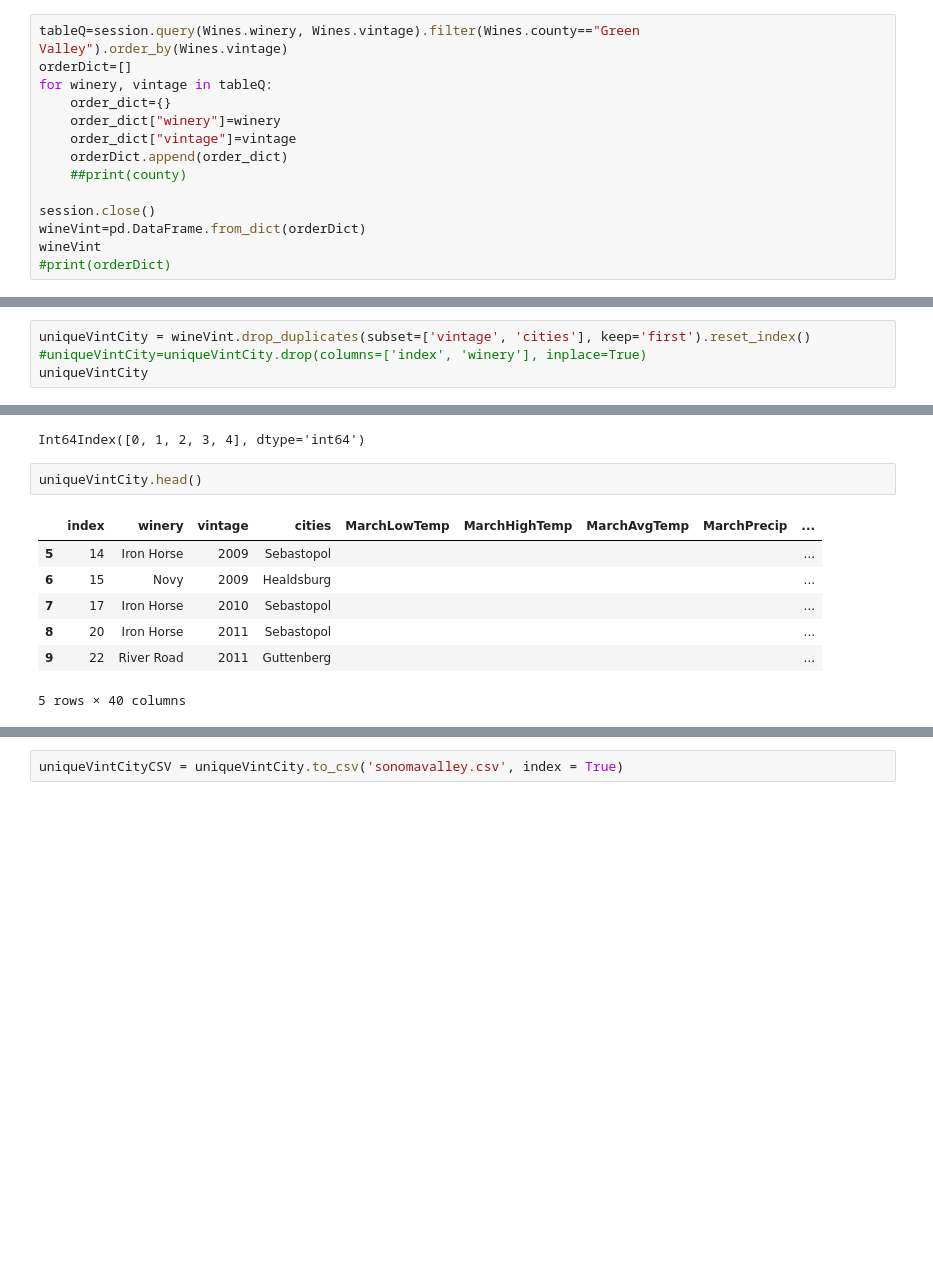
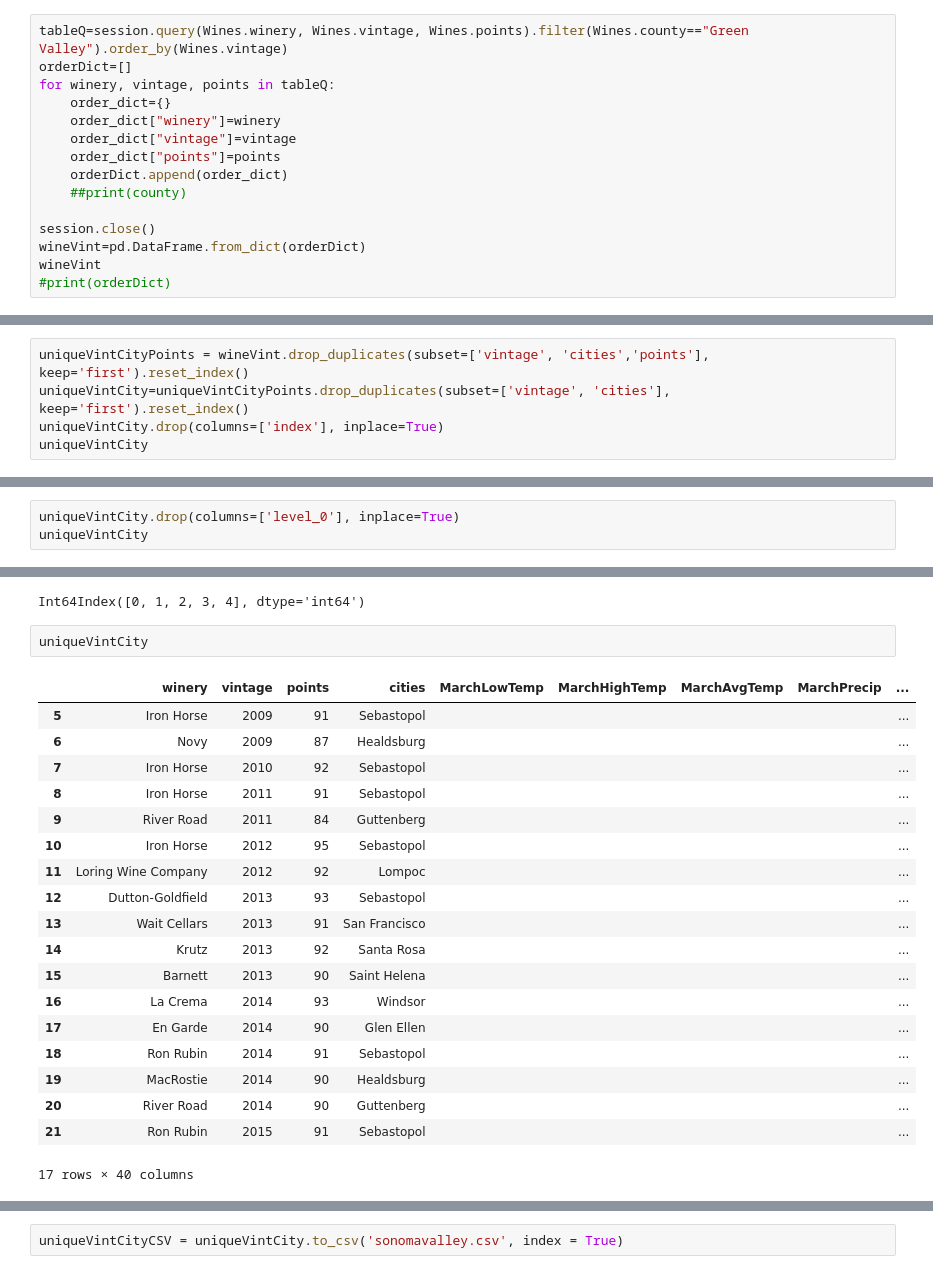
Before and after one commit to TempestCampbell/Machine-Learning-Project, a Jupyter notebook: WeatherAPIPractice.ipynb, the cells around one changed output, grey strips where cells are left out. Cells and saved outputs as stored; diff of their text form; blank space fills up the shorter version.

Commit message:
added points to sonoma csv

```diff
--- a/WeatherAPIPractice.ipynb
+++ b/WeatherAPIPractice.ipynb
@@ -27,12 +27,13 @@ WorldMeats = Base.classes.worldmeats
 # Create session
 session=Session(engine)
 # %%
-tableQ=session.query(Wines.winery, Wines.vintage).filter(Wines.county=="Green Valley").order_by(Wines.vintage)
+tableQ=session.query(Wines.winery, Wines.vintage, Wines.points).filter(Wines.county=="Green Valley").order_by(Wines.vintage)
 orderDict=[]
-for winery, vintage in tableQ:
+for winery, vintage, points in tableQ:
     order_dict={}
     order_dict["winery"]=winery
     order_dict["vintage"]=vintage
+    order_dict["points"]=points
     orderDict.append(order_dict)
     ##print(county)
 
@@ -153,5 +154,6 @@ wineVint
 # %%
-uniqueVintCity = wineVint.drop_duplicates(subset=['vintage', 'cities'], keep='first').reset_index()
-#uniqueVintCity=uniqueVintCity.drop(columns=['index', 'winery'], inplace=True)
+uniqueVintCityPoints = wineVint.drop_duplicates(subset=['vintage', 'cities','points'], keep='first').reset_index()
+uniqueVintCity=uniqueVintCityPoints.drop_duplicates(subset=['vintage', 'cities'], keep='first').reset_index()
+uniqueVintCity.drop(columns=['index'], inplace=True)
 uniqueVintCity
 # %% [output]
@@ -174,0 +177,3 @@ uniqueVintCity
+# %%
+uniqueVintCity.drop(columns=['level_0'], inplace=True)
+uniqueVintCity
@@ -371,15 +394,27 @@ uniqueVintCity.drop(index_names, inplace = True)
 # %% [output]
 Int64Index([0, 1, 2, 3, 4], dtype='int64')
 # %%
-uniqueVintCity.head()
+uniqueVintCity
 # %% [output]
-|  | index | winery | vintage | cities | MarchLowTemp | MarchHighTemp | MarchAvgTemp | MarchPrecip | ... |
-| 5 | 14 | Iron Horse | 2009 | Sebastopol |  |  |  |  | ... |
-| 6 | 15 | Novy | 2009 | Healdsburg |  |  |  |  | ... |
-| 7 | 17 | Iron Horse | 2010 | Sebastopol |  |  |  |  | ... |
-| 8 | 20 | Iron Horse | 2011 | Sebastopol |  |  |  |  | ... |
-| 9 | 22 | River Road | 2011 | Guttenberg |  |  |  |  | ... |
+|  | winery | vintage | points | cities | MarchLowTemp | MarchHighTemp | MarchAvgTemp | MarchPrecip | ... |
+| 5 | Iron Horse | 2009 | 91 | Sebastopol |  |  |  |  | ... |
+| 6 | Novy | 2009 | 87 | Healdsburg |  |  |  |  | ... |
+| 7 | Iron Horse | 2010 | 92 | Sebastopol |  |  |  |  | ... |
+| 8 | Iron Horse | 2011 | 91 | Sebastopol |  |  |  |  | ... |
+| 9 | River Road | 2011 | 84 | Guttenberg |  |  |  |  | ... |
+| 10 | Iron Horse | 2012 | 95 | Sebastopol |  |  |  |  | ... |
+| 11 | Loring Wine Company | 2012 | 92 | Lompoc |  |  |  |  | ... |
+| 12 | Dutton-Goldfield | 2013 | 93 | Sebastopol |  |  |  |  | ... |
+| 13 | Wait Cellars | 2013 | 91 | San Francisco |  |  |  |  | ... |
+| 14 | Krutz | 2013 | 92 | Santa Rosa |  |  |  |  | ... |
+| 15 | Barnett | 2013 | 90 | Saint Helena |  |  |  |  | ... |
+| 16 | La Crema | 2014 | 93 | Windsor |  |  |  |  | ... |
+| 17 | En Garde | 2014 | 90 | Glen Ellen |  |  |  |  | ... |
+| 18 | Ron Rubin | 2014 | 91 | Sebastopol |  |  |  |  | ... |
+| 19 | MacRostie | 2014 | 90 | Healdsburg |  |  |  |  | ... |
+| 20 | River Road | 2014 | 90 | Guttenberg |  |  |  |  | ... |
+| 21 | Ron Rubin | 2015 | 91 | Sebastopol |  |  |  |  | ... |
-5 rows × 40 columns
+17 rows × 40 columns
 # %%
 import requests
 import json
```
Also changed, not shown: parts of 6 cells of this notebook, 2 other files.
